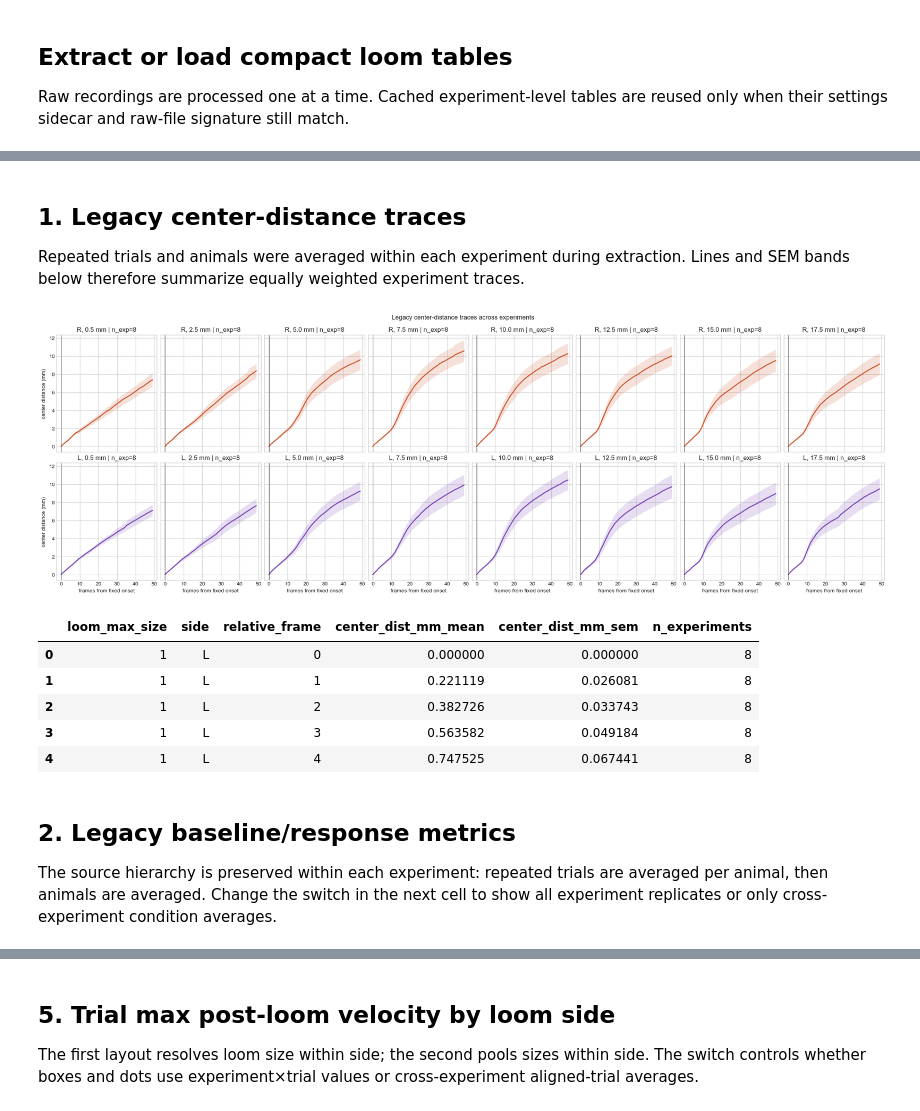
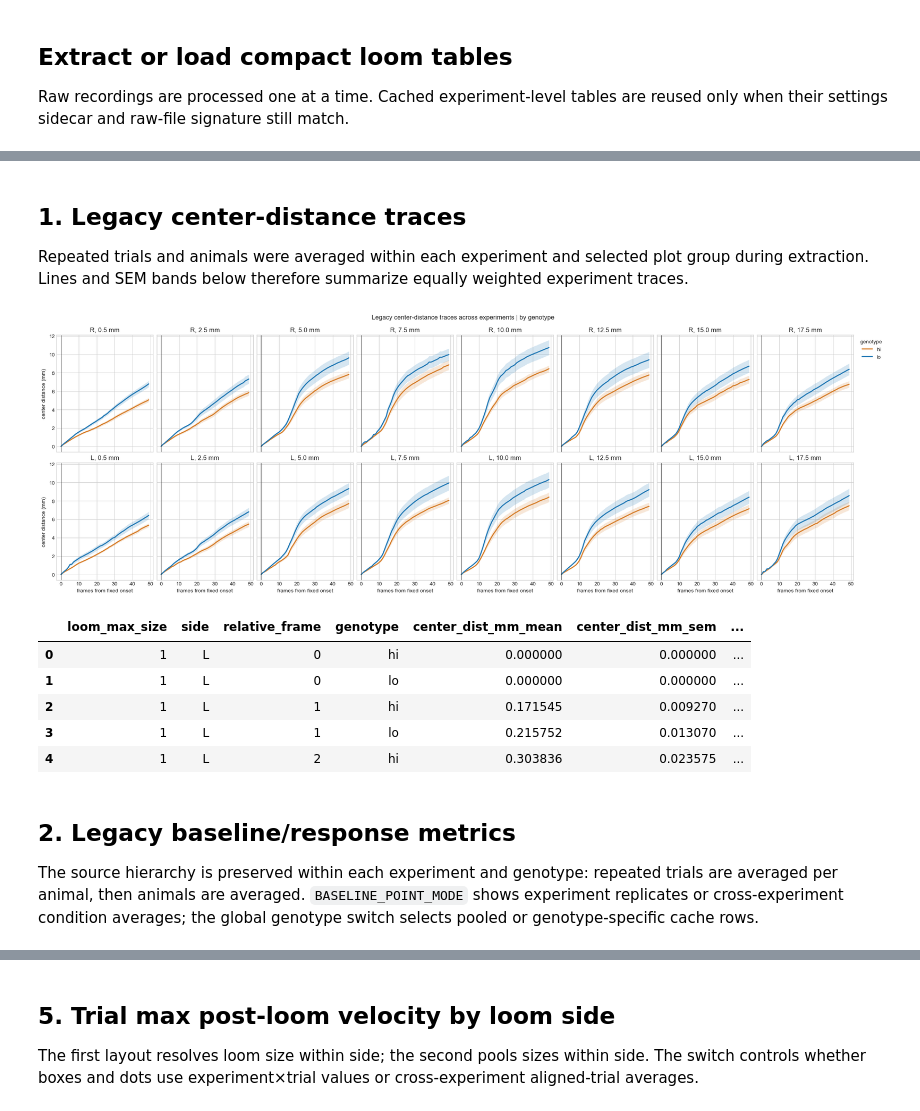
Before and after one commit to cryez/jlsocialbehavior, a Jupyter notebook: Analyses/LoomAnalysisCR.ipynb, the cells around one changed output, grey strips where cells are left out. Saved outputs shown, nothing was run; the diff lists cells and outputs as text; code cells hidden in the pictures.

```diff
--- a/Analyses/LoomAnalysisCR.ipynb
+++ b/Analyses/LoomAnalysisCR.ipynb
@@ -181,54 +307,87 @@ Loading loom cache 9/9: 20260626_q9_Sel1A_s2
 # %% [markdown]
 ## 1. Legacy center-distance traces
 
-Repeated trials and animals were averaged within each experiment during extraction. Lines and SEM bands below therefore summarize equally weighted experiment traces.
+Repeated trials and animals were averaged within each experiment and selected plot group during extraction. Lines and SEM bands below therefore summarize equally weighted experiment traces.
 # %%
+# Restrict traces to frames 0 through 49 relative to the fixed loom onset.
 CENTER_TRACE_FRAME_RANGE = (0, 49)
 
+# `.between(*range)` expands the tuple into lower and upper limits. `.loc[...]`
+# selects matching rows, and `.copy()` makes the selection independent.
 center_window = center_traces.loc[
     center_traces['relative_frame'].between(*CENTER_TRACE_FRAME_RANGE)
 ].copy()
+center_window = select_plot_rows(center_window)
+# For every loom size, side, frame, and genotype, calculate the across-experiment
+# mean, standard error of the mean (SEM), and experiment count.
 center_stats = loom.summarize_across_experiments(
     center_window,
-    ['loom_max_size', 'side', 'relative_frame'],
+    plot_group_columns(['loom_max_size', 'side', 'relative_frame']),
     ['center_dist_mm'],
 )
+# Create a grid with one row per loom side and one column per loom size.
+# Sharing axes makes panels directly comparable; constrained_layout reduces overlap.
 all_sizes = sorted(center_stats['loom_max_size'].unique())
 fig, axes = plt.subplots(2, len(all_sizes), figsize=(22, 7), sharex=True, sharey=True, constrained_layout=True)
+# With one size matplotlib returns a 1-D axes array; reshape it so later
+# two-index access (`axes[row, column]`) works in all cases.
 if len(all_sizes) == 1:
     axes = np.asarray(axes).reshape(2, 1)
 
+# Nested loops visit every panel. `enumerate` supplies both the array index
+# and the corresponding side/size value.
 for row_index, side in enumerate(['R', 'L']):
     for column_index, size in enumerate(all_sizes):
         ax = axes[row_index, column_index]
-        trace = center_stats.loc[
-            center_stats['side'].eq(side) & center_stats['loom_max_size'].eq(size)
-        ].sort_values('relative_frame')
-        x = trace['relative_frame'].to_numpy(dtype=float)
-        mean = trace['center_dist_mm_mean'].to_numpy(dtype=float)
-        sem = trace['center_dist_mm_sem'].to_numpy(dtype=float)
-        ax.plot(x, mean, color=SIDE_COLORS[side], lw=2)
-        ax.fill_between(x, mean - sem, mean + sem, color=SIDE_COLORS[side], alpha=0.18, lw=0)
+        plot_genotypes = ACTIVE_GENOTYPES if SPLIT_PLOTS_BY_GENOTYPE else [loom.POOLED_GENOTYPE]
+        # Within each panel, draw one trace per genotype (or one pooled trace).
+        for genotype in plot_genotypes:
+            # Boolean conditions joined with `&` select the current side, size, and genotype.
+            # Sorting by frame ensures points are connected in chronological order.
+            trace = center_stats.loc[
+                center_stats['side'].eq(side)
+                & center_stats['loom_max_size'].eq(size)
+                & center_stats['genotype'].eq(genotype)
+            ].sort_values('relative_frame')
+            # Some combinations may have no observations; skip them safely.
+            if trace.empty:
+                continue
+            # Convert pandas columns to floating-point NumPy arrays for plotting.
+            # `mean` is the line and `sem` determines the shaded uncertainty band.
+            x = trace['relative_frame'].to_numpy(dtype=float)
+            mean = trace['center_dist_mm_mean'].to_numpy(dtype=float)
+            sem = trace['center_dist_mm_sem'].to_numpy(dtype=float)
+            color = GENOTYPE_COLORS[genotype] if SPLIT_PLOTS_BY_GENOTYPE else SIDE_COLORS[side]
+            label = genotype_display(genotype) if SPLIT_PLOTS_BY_GENOTYPE else side
+            # The solid line is the mean across experiments. The shaded band is
+            # mean ± SEM (standard error of the mean across experiments), not SD.
+            ax.plot(x, mean, color=color, lw=2, label=label)
+            ax.fill_between(x, mean - sem, mean + sem, color=color, alpha=0.18, lw=0)
+        # Mark stimulus onset at frame zero, then label each panel and outer axes.
         ax.axvline(0, color='0.25', lw=0.8)
-        n_experiments = int(trace['n_experiments'].max()) if not trace.empty else 0
-        ax.set_title(f'{side}, {size / 2:.1f} mm | n_exp={n_experiments}')
+        ax.set_title(f'{side}, {size / 2:.1f} mm')
         if column_index == 0:
             ax.set_ylabel('center distance (mm)')
         if row_index == 1:
             ax.set_xlabel('frames from fixed onset')
-fig.suptitle('Legacy center-distance traces across experiments', y=1.04)
+# Add a single legend only when multiple genotype traces need identification.
+if SPLIT_PLOTS_BY_GENOTYPE:
+    axes[0, -1].legend(title='genotype', bbox_to_anchor=(1.02, 1), loc='upper left')
+mode_label = 'by genotype' if SPLIT_PLOTS_BY_GENOTYPE else 'pooled fish'
+fig.suptitle(f'Legacy center-distance traces across experiments | {mode_label}', y=1.04)
+# Render the completed figure, then show the first summary rows for inspection.
 plt.show()
 display(center_stats.head())
 # %% [output]
-[figure, old version]
+[figure, new version]
-|  | loom_max_size | side | relative_frame | center_dist_mm_mean | center_dist_mm_sem | n_experiments |
-| 0 | 1 | L | 0 | 0.000000 | 0.000000 | 8 |
-| 1 | 1 | L | 1 | 0.221119 | 0.026081 | 8 |
-| 2 | 1 | L | 2 | 0.382726 | 0.033743 | 8 |
-| 3 | 1 | L | 3 | 0.563582 | 0.049184 | 8 |
-| 4 | 1 | L | 4 | 0.747525 | 0.067441 | 8 |
+|  | loom_max_size | side | relative_frame | genotype | center_dist_mm_mean | center_dist_mm_sem | ... |
+| 0 | 1 | L | 0 | hi | 0.000000 | 0.000000 | ... |
+| 1 | 1 | L | 0 | lo | 0.000000 | 0.000000 | ... |
+| 2 | 1 | L | 1 | hi | 0.171545 | 0.009270 | ... |
+| 3 | 1 | L | 1 | lo | 0.215752 | 0.013070 | ... |
+| 4 | 1 | L | 2 | hi | 0.303836 | 0.023575 | ... |
 # %% [markdown]
 ## 2. Legacy baseline/response metrics
 
-The source hierarchy is preserved within each experiment: repeated trials are averaged per animal, then animals are averaged. Change the switch in the next cell to show all experiment replicates or only cross-experiment condition averages.
+The source hierarchy is preserved within each experiment and genotype: repeated trials are averaged per animal, then animals are averaged. `BASELINE_POINT_MODE` shows experiment replicates or cross-experiment condition averages; the global genotype switch selects pooled or genotype-specific cache rows.
 # %%
```
Also changed, not shown: parts of 18 cells of this notebook, 4 other files.
